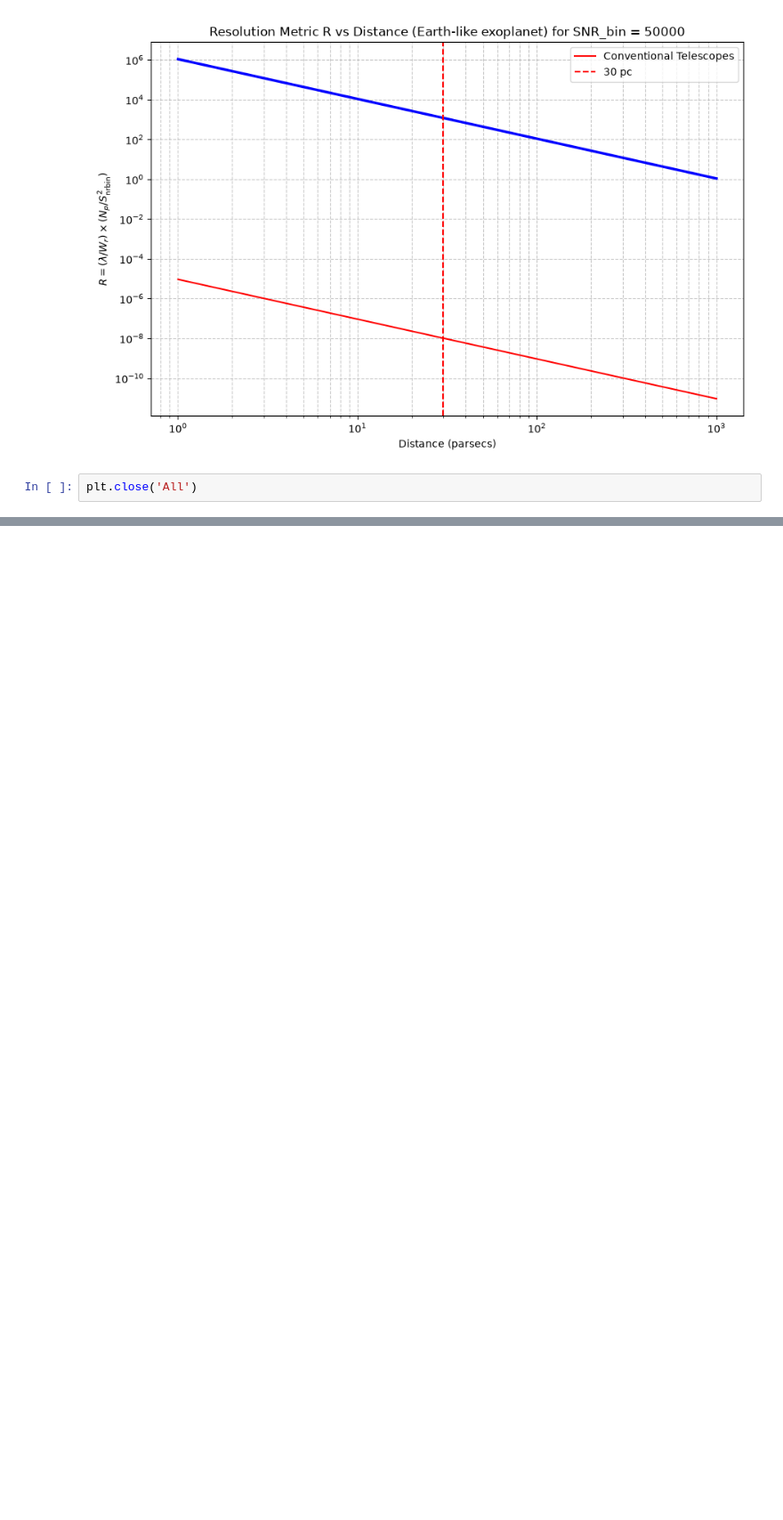
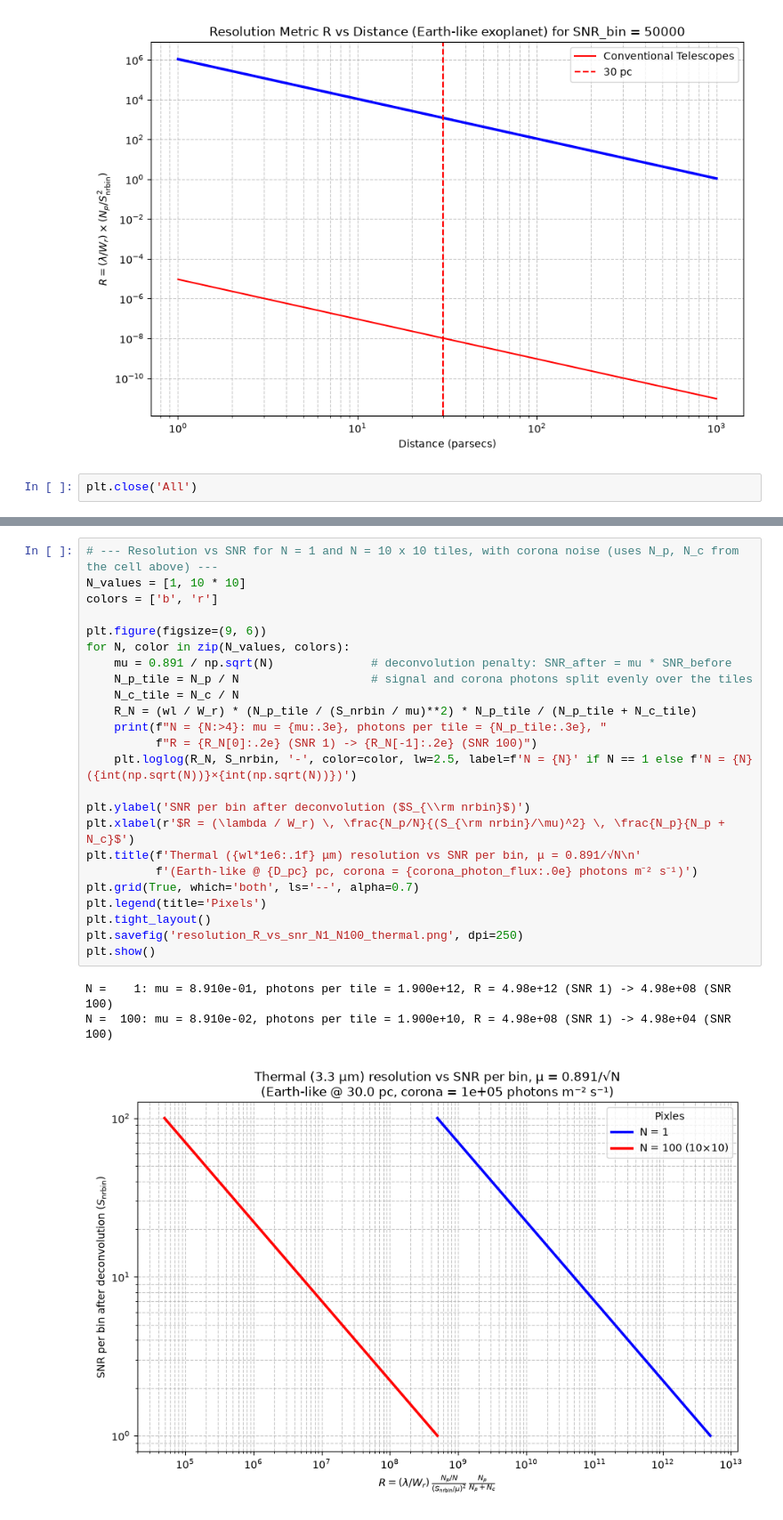
Before and after one commit to zanecollins/sgl_science_case, a Jupyter notebook: sgl_science_case/notebooks/photon_flux.ipynb, the cells around one changed output, grey strips where cells are left out. Shown at 89% size. Saved outputs shown, nothing was run; the diff lists cells and outputs as text; blank space fills up the shorter version.

```diff
--- a/sgl_science_case/notebooks/photon_flux.ipynb
+++ b/sgl_science_case/notebooks/photon_flux.ipynb
@@ -232,0 +279,28 @@ Total photons N_p = 4.697e+11
+# %%
+# --- Resolution vs SNR for N = 1 and N = 10 x 10 tiles, with corona noise (uses N_p, N_c from the cell above) ---
+N_values = [1, 10 * 10]
+colors = ['b', 'r']
+
+plt.figure(figsize=(9, 6))
+for N, color in zip(N_values, colors):
+    mu = 0.891 / np.sqrt(N)              # deconvolution penalty: SNR_after = mu * SNR_before
+    N_p_tile = N_p / N                   # signal and corona photons split evenly over the tiles
+    N_c_tile = N_c / N
+    R_N = (wl / W_r) * (N_p_tile / (S_nrbin / mu)**2) * N_p_tile / (N_p_tile + N_c_tile)
+    print(f"N = {N:>4}: mu = {mu:.3e}, photons per tile = {N_p_tile:.3e}, "
+          f"R = {R_N[0]:.2e} (SNR 1) -> {R_N[-1]:.2e} (SNR 100)")
+    plt.loglog(R_N, S_nrbin, '-', color=color, lw=2.5, label=f'N = {N}' if N == 1 else f'N = {N} ({int(np.sqrt(N))}×{int(np.sqrt(N))})')
+
+plt.ylabel('SNR per bin after deconvolution ($S_{\\rm nrbin}$)')
+plt.xlabel(r'$R = (\lambda / W_r) \, \frac{N_p/N}{(S_{\rm nrbin}/\mu)^2} \, \frac{N_p}{N_p + N_c}$')
+plt.title(f'Thermal ({wl*1e6:.1f} μm) resolution vs SNR per bin, μ = 0.891/√N\n'
+          f'(Earth-like @ {D_pc} pc, corona = {corona_photon_flux:.0e} photons m⁻² s⁻¹)')
+plt.grid(True, which='both', ls='--', alpha=0.7)
+plt.legend(title='Pixels')
+plt.tight_layout()
+plt.savefig('resolution_R_vs_snr_N1_N100_thermal.png', dpi=250)
+plt.show()
+# %% [output]
+N =    1: mu = 8.910e-01, photons per tile = 1.900e+12, R = 4.98e+12 (SNR 1) -> 4.98e+08 (SNR 100)
+N =  100: mu = 8.910e-02, photons per tile = 1.900e+10, R = 4.98e+08 (SNR 1) -> 4.98e+04 (SNR 100)
+[figure, added]
```
Also changed, not shown: parts of 3 cells of this notebook.
